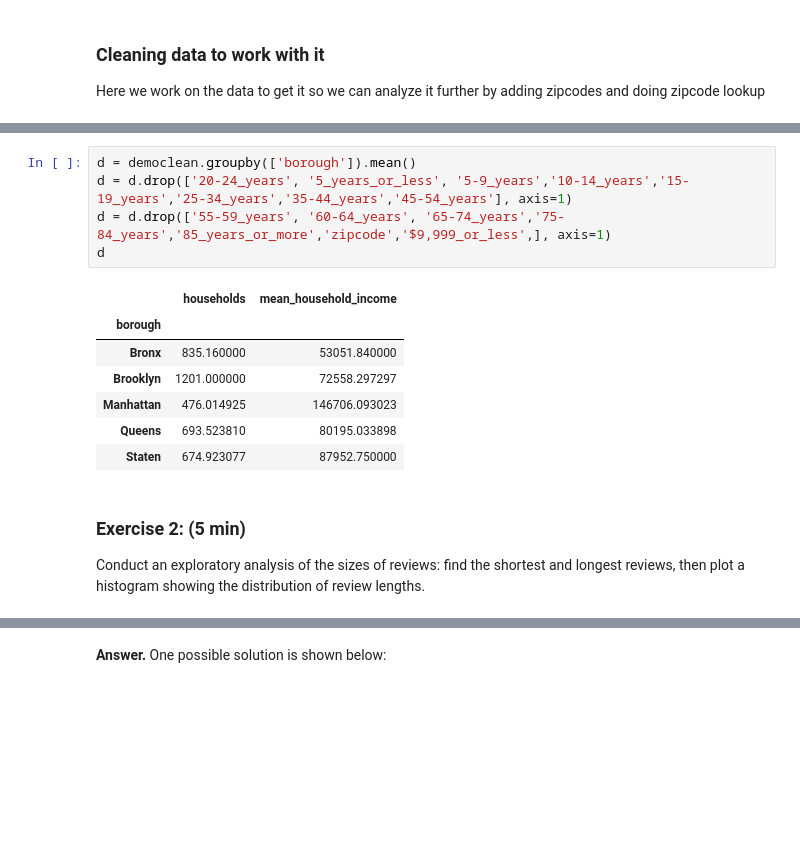
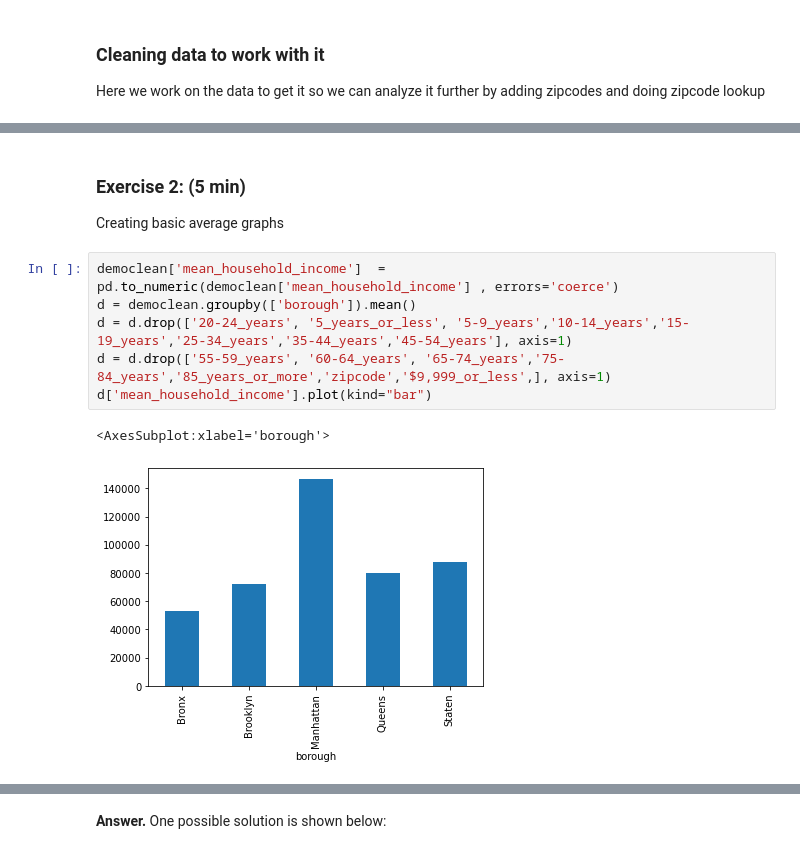
Before and after one commit to ChengAaron/1130-Final, a Jupyter notebook: 1130 Project.ipynb, the cells around one changed output, grey strips where cells are left out. Drawn from its saved outputs; the diff is of its cells as text; blank space fills up the shorter version.

Commit message:
created econ graph and seperated

```diff
--- a/1130 Project.ipynb
+++ b/1130 Project.ipynb
@@ -320,17 +307,13 @@ democlean['mean_household_income']  = pd.to_numeric(democlean['mean_household_in
+# %% [markdown]
+### Exercise 2: (5 min)
+
+Creating basic average graphs
 # %%
+democlean['mean_household_income']  = pd.to_numeric(democlean['mean_household_income'] , errors='coerce')
 d = democlean.groupby(['borough']).mean()
 d = d.drop(['20-24_years', '5_years_or_less', '5-9_years','10-14_years','15-19_years','25-34_years','35-44_years','45-54_years'], axis=1)
 d = d.drop(['55-59_years', '60-64_years', '65-74_years','75-84_years','85_years_or_more','zipcode','$9,999_or_less',], axis=1)
-d
+d['mean_household_income'].plot(kind="bar")
 # %% [output]
-|  | households | mean_household_income |
-| borough |  |  |
-| Bronx | 835.160000 | 53051.840000 |
-| Brooklyn | 1201.000000 | 72558.297297 |
-| Manhattan | 476.014925 | 146706.093023 |
-| Queens | 693.523810 | 80195.033898 |
-| Staten | 674.923077 | 87952.750000 |
+<AxesSubplot:xlabel='borough'>
+[figure, added]
-# %% [markdown]
-### Exercise 2: (5 min)
-
-Conduct an exploratory analysis of the sizes of reviews: find the shortest and longest reviews, then plot a histogram showing the distribution of review lengths.
```
Also changed, not shown: parts of 6 cells of this notebook.
